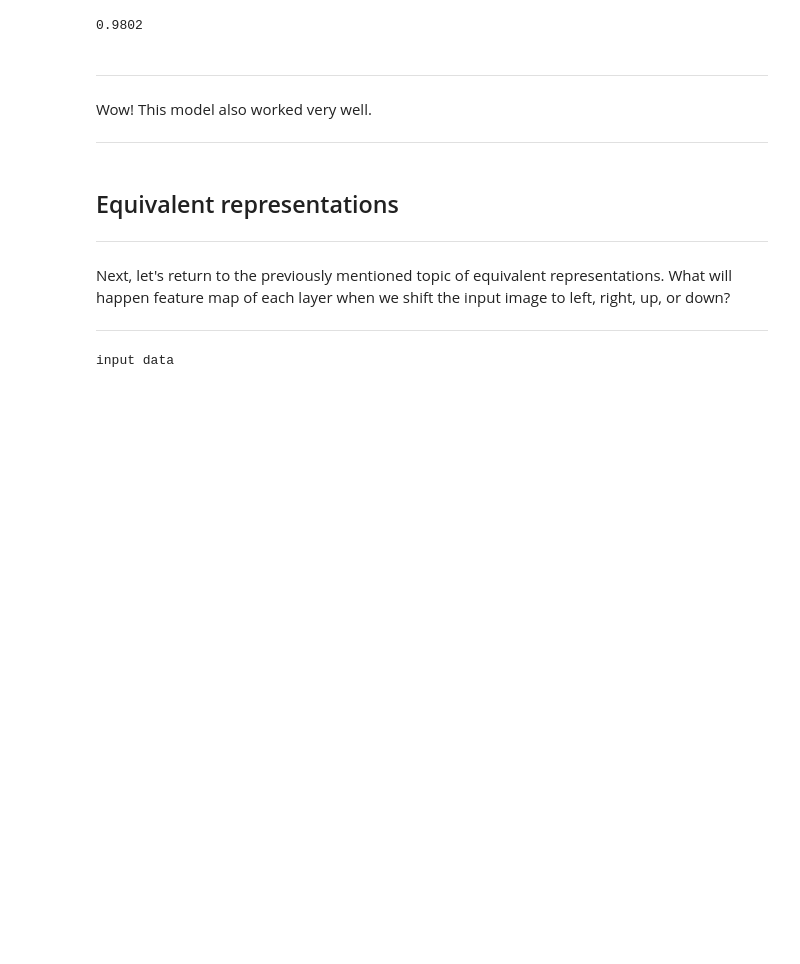
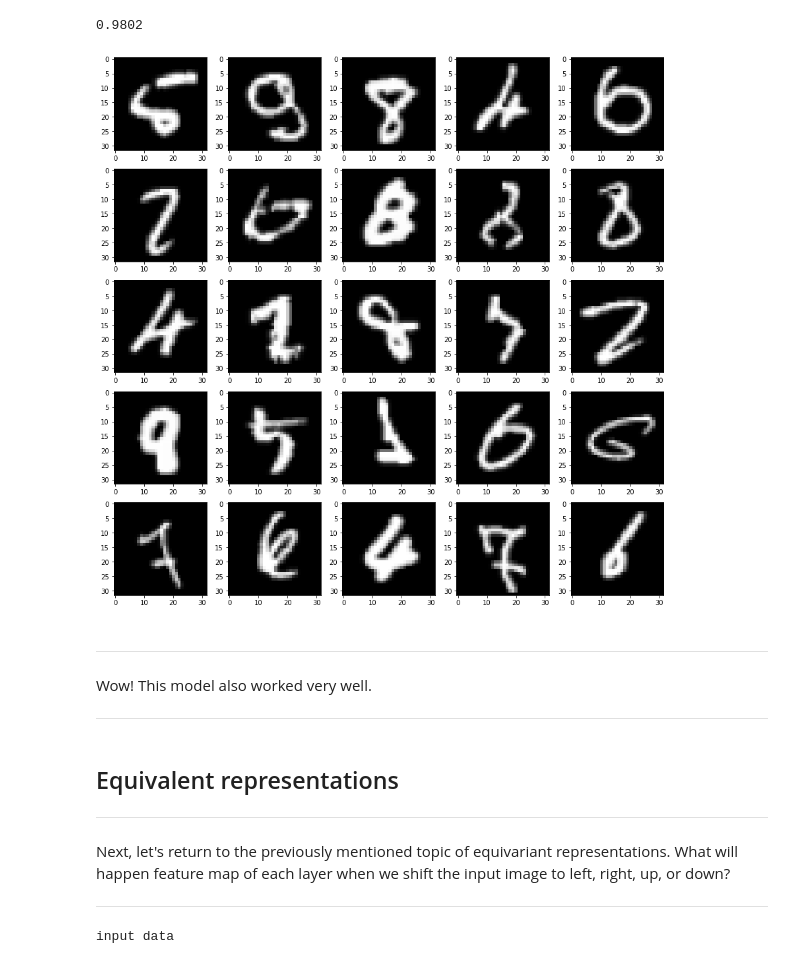
Before and after one commit to shinshoji01/gonken-lesson, a Jupyter notebook: 2020/10_Convolutional_Neural_Networks.ipynb, the cells around one changed output. Saved outputs shown, nothing was run; the diff lists cells and outputs as text; code cells hidden in the pictures; blank space fills up the shorter version.

```diff
--- a/2020/10_Convolutional_Neural_Networks.ipynb
+++ b/2020/10_Convolutional_Neural_Networks.ipynb
@@ -535,6 +558,17 @@ fcn_outputs, fcn_inputs, fcn_labels = do_test(fcn, testloader)
 accuracy_score(fcn_labels, np.argmax(fcn_outputs, axis=1))
 # %% [output]
 0.9802
+# %%
+images = image_from_output(torch.tensor(fcn_inputs[np.argmax(fcn_outputs, axis=1) != fcn_labels]))
+
+fig = plt.figure(figsize=(15, 15))
+
+for i in range(25):
+    image = images[i]
+    ax = fig.add_subplot(5, 5, i+1)
+    ax.imshow(image)
+# %% [output]
+[figure, added]
 # %% [markdown]
 ---
 
@@ -544,7 +578,7 @@ Wow! This model also worked very well.
 # %% [markdown]
 ## Equivalent representations
 ---
-Next, let's return to the previously mentioned topic of equivalent representations.
+Next, let's return to the previously mentioned topic of equivariant representations.
 What will happen feature map of each layer when we shift the input image to left, right, up, or down?
 
 ---
```
Also changed, not shown: parts of 10 cells of this notebook.
